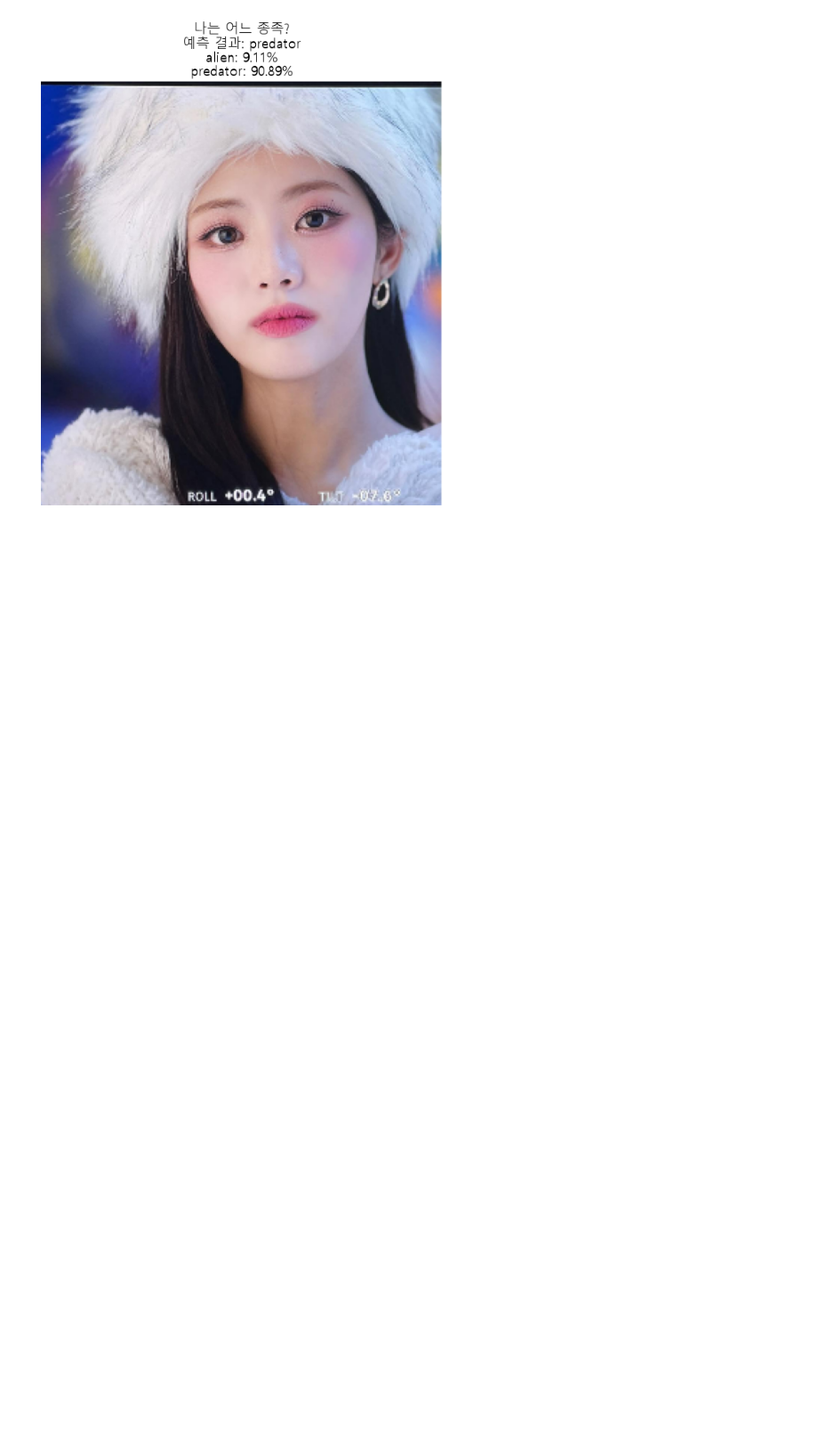
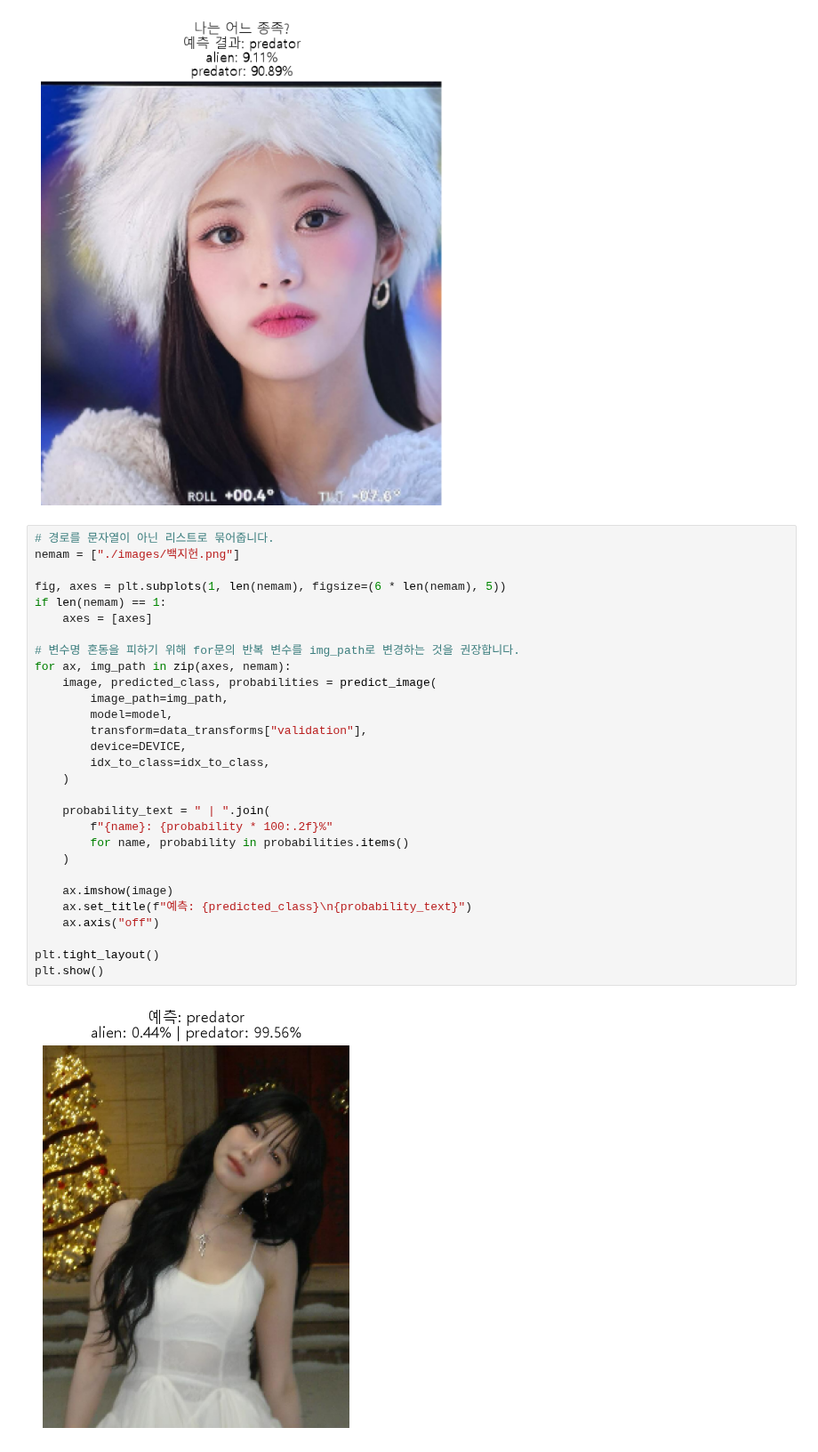
Before and after one commit to kjalh/10_MLDL, a Jupyter notebook: 14_에이리언_vs_프레데터.ipynb, the cells around one changed output. Shown at 89% size. Saved outputs shown, nothing was run; the diff lists cells and outputs as text; blank space fills up the shorter version.

```diff
--- a/14_에이리언_vs_프레데터.ipynb
+++ b/14_에이리언_vs_프레데터.ipynb
@@ -565,3 +565,34 @@ plt.tight_layout()
 plt.show()
 # %% [output]
 [figure]
+# %%
+# 경로를 문자열이 아닌 리스트로 묶어줍니다.
+nemam = ["./images/백지헌.png"]
+
+fig, axes = plt.subplots(1, len(nemam), figsize=(6 * len(nemam), 5))
+if len(nemam) == 1:
+    axes = [axes]
+
+# 변수명 혼동을 피하기 위해 for문의 반복 변수를 img_path로 변경하는 것을 권장합니다.
+for ax, img_path in zip(axes, nemam):
+    image, predicted_class, probabilities = predict_image(
+        image_path=img_path,
+        model=model,
+        transform=data_transforms["validation"],
+        device=DEVICE,
+        idx_to_class=idx_to_class,
+    )
+
+    probability_text = " | ".join(
+        f"{name}: {probability * 100:.2f}%"
+        for name, probability in probabilities.items()
+    )
+
+    ax.imshow(image)
+    ax.set_title(f"예측: {predicted_class}\n{probability_text}")
+    ax.axis("off")
+
+plt.tight_layout()
+plt.show()
+# %% [output]
+[figure, added]
```
